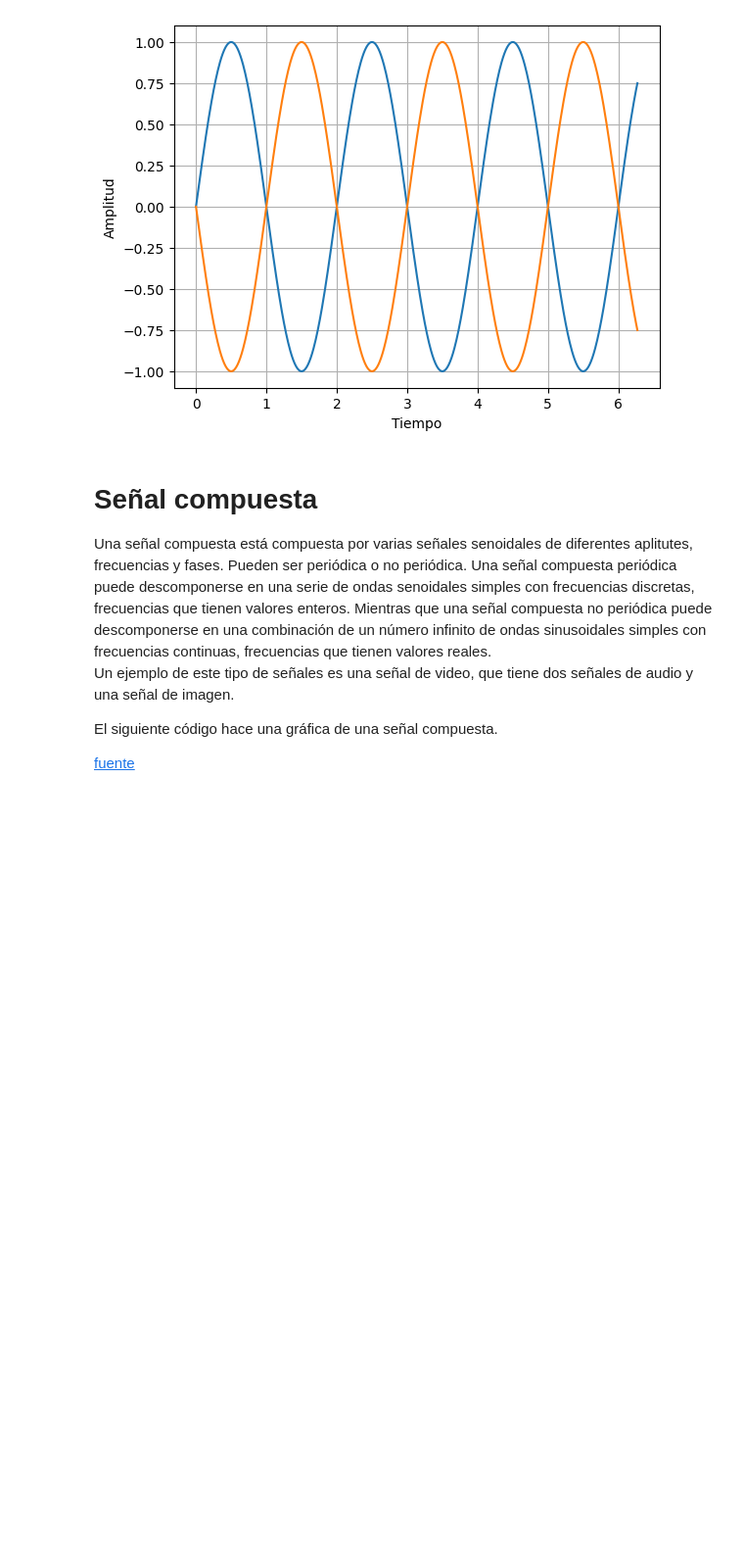
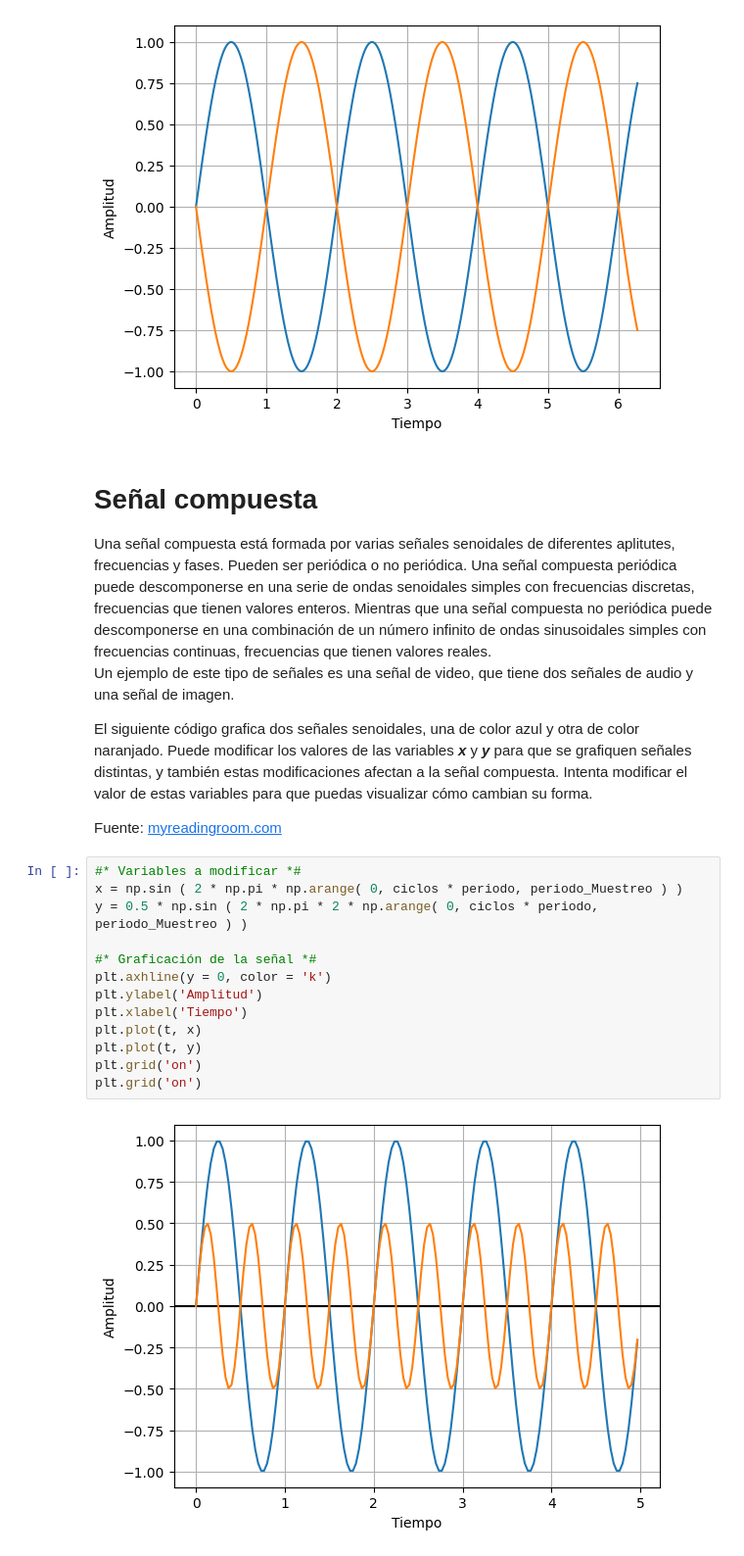
Before and after one commit to RoboG-11/Seniales-senoidales, a Jupyter notebook: Notebook.ipynb, the cells around one changed output. Shown at 98% size. Cells and saved outputs as stored; diff of their text form; blank space fills up the shorter version.

```diff
--- a/Notebook.ipynb
+++ b/Notebook.ipynb
@@ -208,10 +214,24 @@ plt.show()
 [figure]
 # %% [markdown]
 # Señal compuesta
-Una señal compuesta está compuesta por varias señales senoidales de diferentes aplitutes, frecuencias y fases. Pueden ser periódica o no periódica. Una señal compuesta periódica puede descomponerse en una serie de ondas senoidales simples con frecuencias discretas, frecuencias que tienen valores enteros. Mientras que una señal compuesta no periódica puede descomponerse en una combinación de un número infinito de ondas sinusoidales simples con frecuencias continuas, frecuencias que tienen valores reales.
+Una señal compuesta está formada por varias señales senoidales de diferentes aplitutes, frecuencias y fases. Pueden ser periódica o no periódica. Una señal compuesta periódica puede descomponerse en una serie de ondas senoidales simples con frecuencias discretas, frecuencias que tienen valores enteros. Mientras que una señal compuesta no periódica puede descomponerse en una combinación de un número infinito de ondas sinusoidales simples con frecuencias continuas, frecuencias que tienen valores reales.
 Un ejemplo de este tipo de señales es una señal de video, que tiene dos señales de audio y una señal de imagen.
 
+El siguiente código grafica dos señales senoidales, una de color azul y otra de color naranjado. Puede modificar los valores de las variables **_x_** y **_y_** para que se grafiquen señales distintas, y también estas modificaciones afectan a la señal compuesta. Intenta modificar el valor de estas variables para que puedas visualizar cómo cambian su forma.
 
-El siguiente código hace una gráfica de una señal compuesta.
-
-[fuente](http://www.myreadingroom.co.in/notes-and-studymaterial/68-dcn/714-composite-signals.html)
+Fuente: [myreadingroom.com](http://www.myreadingroom.co.in/notes-and-studymaterial/68-dcn/714-composite-signals.html)
+# %%
+#* Variables a modificar *#
+x = np.sin ( 2 * np.pi * np.arange( 0, ciclos * periodo, periodo_Muestreo ) )
+y = 0.5 * np.sin ( 2 * np.pi * 2 * np.arange( 0, ciclos * periodo, periodo_Muestreo ) )
+
+#* Graficación de la señal *#
+plt.axhline(y = 0, color = 'k')
+plt.ylabel('Amplitud')
+plt.xlabel('Tiempo')
+plt.plot(t, x)
+plt.plot(t, y)
+plt.grid('on')
+plt.grid('on')
+# %% [output]
+[figure, added]
```
Also changed, not shown: parts of 4 cells of this notebook, 2 other files.
